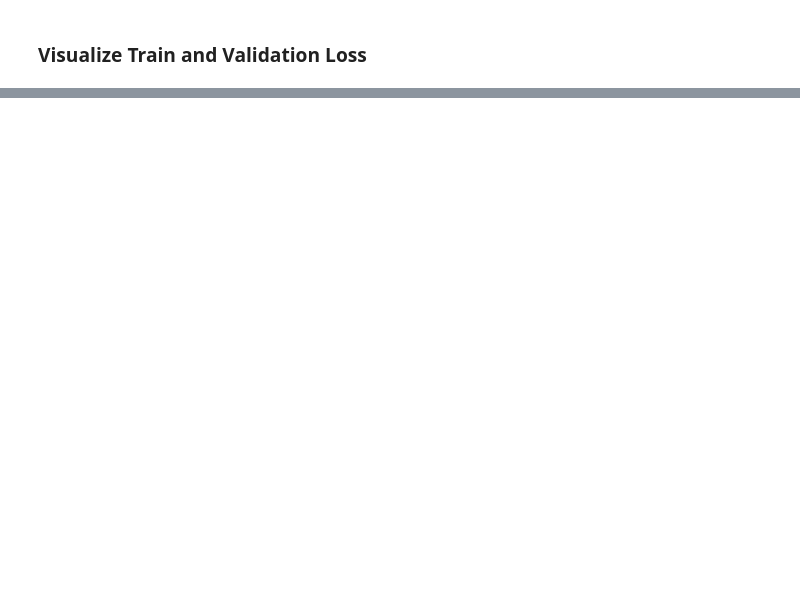
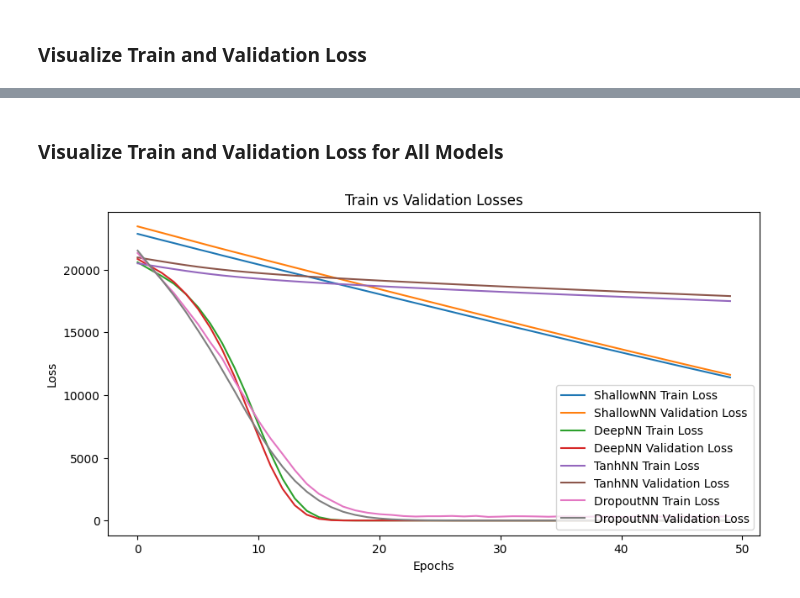
Before and after one commit to fahmida0404/neural-network-regression, a Jupyter notebook: regression_with_ann.ipynb, the cells around one changed output, grey strips where cells are left out. Saved outputs shown, nothing was run; the diff lists cells and outputs as text; code cells hidden in the pictures; blank space fills up the shorter version.

Commit message:
Train other neural networks, plot train and validation loss

```diff
--- a/regression_with_ann.ipynb
+++ b/regression_with_ann.ipynb
@@ -219,0 +310,20 @@ plt.show()
+# %%
+# Train shallow network
+print("\nShallow Network")
+optimizer_shallow = optim.Adam(shallow_model.parameters(), lr = 0.0001)
+train_losses_shallow, val_losses_shallow = train_model(shallow_model, train_loader, val_loader, criterion, optimizer_shallow)
+
+# Train deep network
+print("\nDeep Network")
+optimizer_deep = optim.Adam(deep_model.parameters(), lr = 0.0001)
+train_losses_deep, val_losses_deep = train_model(deep_model, train_loader, val_loader, criterion, optimizer_deep)
+
+# Train Tanh network
+print("\nTanh Network")
+optimizer_tanh = optim.Adam(tanh_model.parameters(), lr = 0.0001)
+train_losses_tanh, val_losses_tanh = train_model(tanh_model, train_loader, val_loader, criterion, optimizer_tanh)
+
+# Train dropout network
+print("\nDropout Network")
+optimizer_dropout = optim.Adam(dropout_model.parameters(), lr = 0.0001)
+train_losses_dropout, val_losses_dropout = train_model(dropout_model, train_loader, val_loader, criterion, optimizer_dropout)
@@ -219,0 +348,19 @@ plt.show()
+# %% [markdown]
+### **Visualize Train and Validation Loss for All Models**
+# %%
+plt.figure(figsize=(10, 5))
+plt.plot(train_losses_shallow, label="ShallowNN Train Loss")
+plt.plot(val_losses_shallow, label="ShallowNN Validation Loss")
+plt.plot(train_losses_deep, label="DeepNN Train Loss")
+plt.plot(val_losses_deep, label="DeepNN Validation Loss")
+plt.plot(train_losses_tanh, label="TanhNN Train Loss")
+plt.plot(val_losses_tanh, label="TanhNN Validation Loss")
+plt.plot(train_losses_dropout, label="DropoutNN Train Loss")
+plt.plot(val_losses_dropout, label="DropoutNN Validation Loss")
+plt.title("Train vs Validation Losses")
+plt.xlabel("Epochs")
+plt.ylabel("Loss")
+plt.legend(loc="lower right")
+plt.show()
+# %% [output]
+[figure, added]
```
Also changed, not shown: parts of 16 cells of this notebook.
